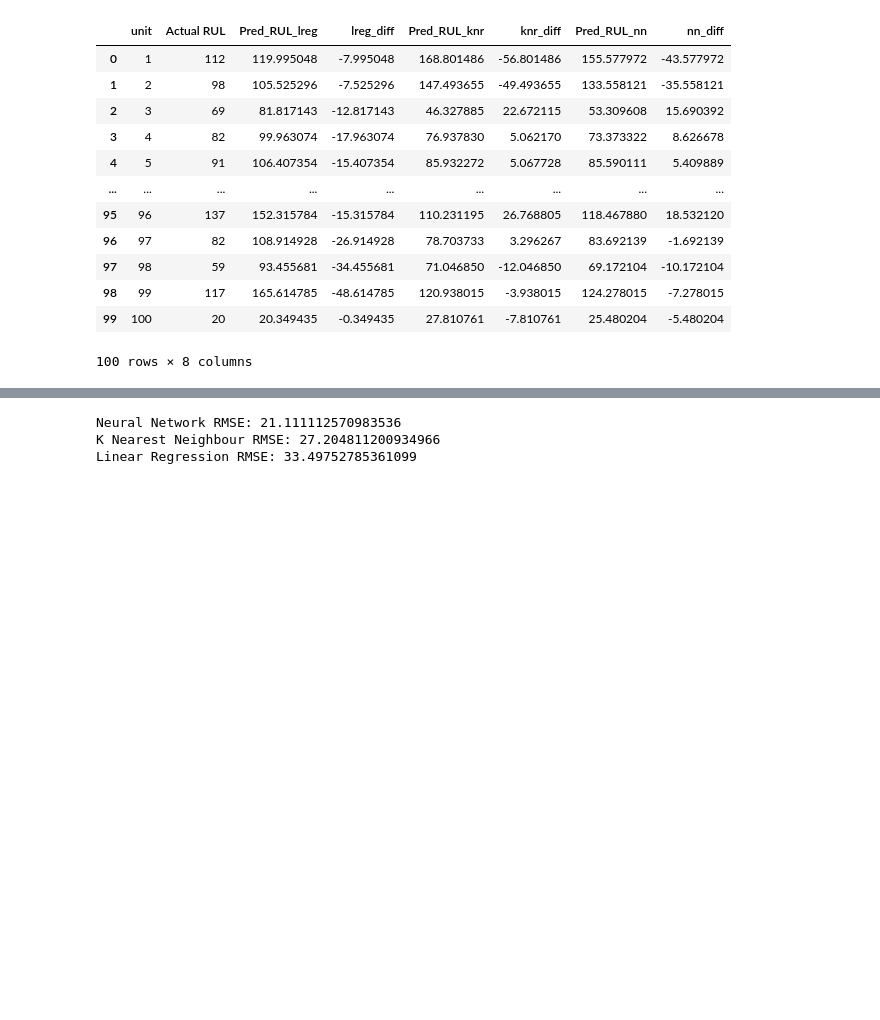
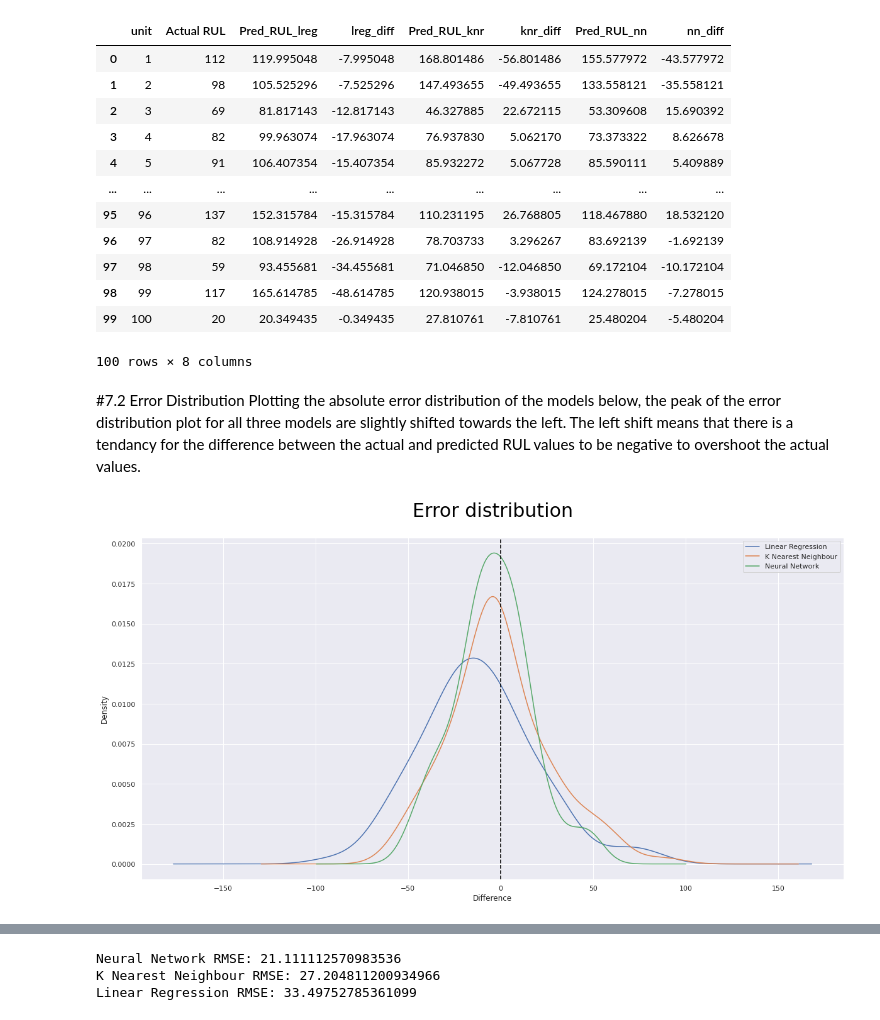
Before and after one commit to luqmanbuang/Aircraft-Engine-Lifetime-Prediction-with-Machine-Learning, a Jupyter notebook: Main.ipynb, the cells around one changed output, grey strips where cells are left out. Cells and saved outputs as stored; diff of their text form; code cells hidden in the pictures; blank space fills up the shorter version.

```diff
--- a/Main.ipynb
+++ b/Main.ipynb
@@ -217,7 +224,7 @@ class MachineLearningModel:
 
     # plotting the predicted maximum cycles
     plt.figure(figsize = (18, 9))
-    plt.plot(df[(self.OutputDataFrame['cycles'] >0) & (self.OutputDataFrame['unit'] == displayUnit)])
+    plt.plot(df[(self.OutputDataFrame['unit'] == displayUnit)])
     plt.xlabel('Cycles')
     plt.ylabel('Predicted Maximum Cycles')
     plt.axhline(meanValue, color="red", linestyle='dashed', linewidth=1.6)
@@ -226,13 +233,18 @@ class MachineLearningModel:
     errorDist = plt.title(f'Predicted Maximum Cycles of engine unit {displayUnit}', x=0.5, y=1.05, ha='center', fontsize='xx-large')
     plt.setp(errorDist, color='black')
 
-  def DataFrame(self, remove_sensor_data=False):
+  def DataFrame(self, displayUnit=None, remove_sensor_data=False):
     # function returns dataframe
     droppedColumns = ['Op1', 'Op2', 'S2', 'S3', 'S4', 'S7', 'S8', 'S11', 'S12',
           'S13', 'S14', 'S15', 'S17', 'S20', 'S21']
+    if displayUnit is None:
+      df = self.OutputDataFrame
+    else:
+      df = self.OutputDataFrame[self.OutputDataFrame['unit'] == displayUnit]
+
     if remove_sensor_data == True:
-      self.OutputDataFrame.drop(droppedColumns, axis=1, errors='ignore', inplace=True)
-    return self.OutputDataFrame
+      df.drop(droppedColumns, axis=1, errors='ignore', inplace=True)
+    return df
 
   def CalcPredMaxCycles(self):
     df = self.OutputDataFrame[f'PredMaxCycles_{self.name}']
@@ -488,4 +510,26 @@ FinalResult
 | 98 | 99 | 117 | 165.614785 | -48.614785 | 120.938015 | -3.938015 | 124.278015 | -7.278015 |
 | 99 | 100 | 20 | 20.349435 | -0.349435 | 27.810761 | -7.810761 | 25.480204 | -5.480204 |
 100 rows × 8 columns
+# %% [markdown]
+#7.2 Error Distribution
+Plotting the absolute error distribution of the models below, the peak of the error distribution plot for all three models are slightly shifted towards the left. The left shift means that there is a tendancy for the difference between the actual and predicted RUL values to be negative to overshoot the actual values.
+# %%
+import matplotlib
+
+plt.figure(figsize=(20,10))
+plt.tight_layout()
+
+FinalResult['lreg_diff'].plot(label = 'Linear Regression', kind = 'kde', legend = True)
+FinalResult['knr_diff'].plot(label = 'K Nearest Neighbour', kind = 'kde', legend = True)
+FinalResult['nn_diff'].plot(label = 'Neural Network', kind = 'kde', legend = True)
+plt.axvline(0, color="black", linestyle='dashed', linewidth=1.6)
+
+# set title and axis labels
+errorDist = plt.title('Error distribution', x=0.5, y=1.05, ha='center', fontsize='30')
+plt.setp(errorDist, color = 'black')
+matplotlib.rc('font', size=20)
+plt.xlabel('Difference')
+plt.show()
+# %% [output]
+[figure, added]
 # %% [markdown]
```
Also changed, not shown: parts of 22 cells of this notebook.
